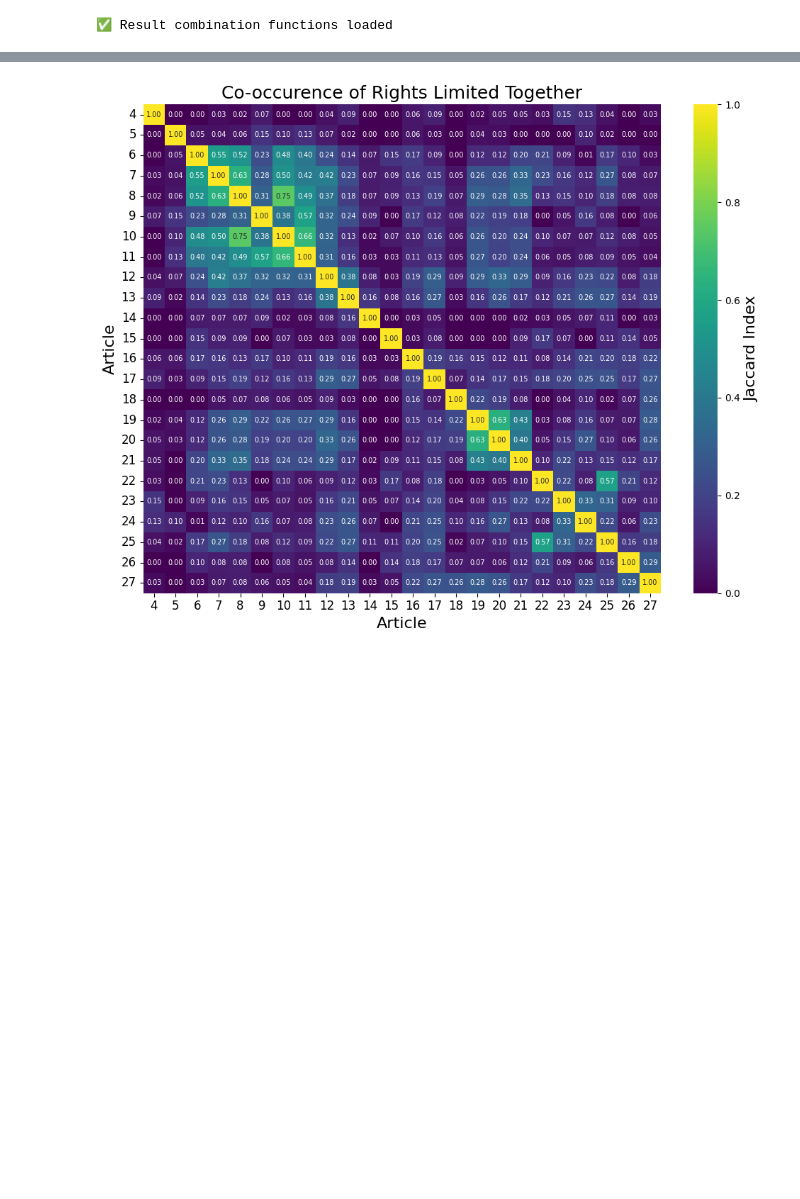
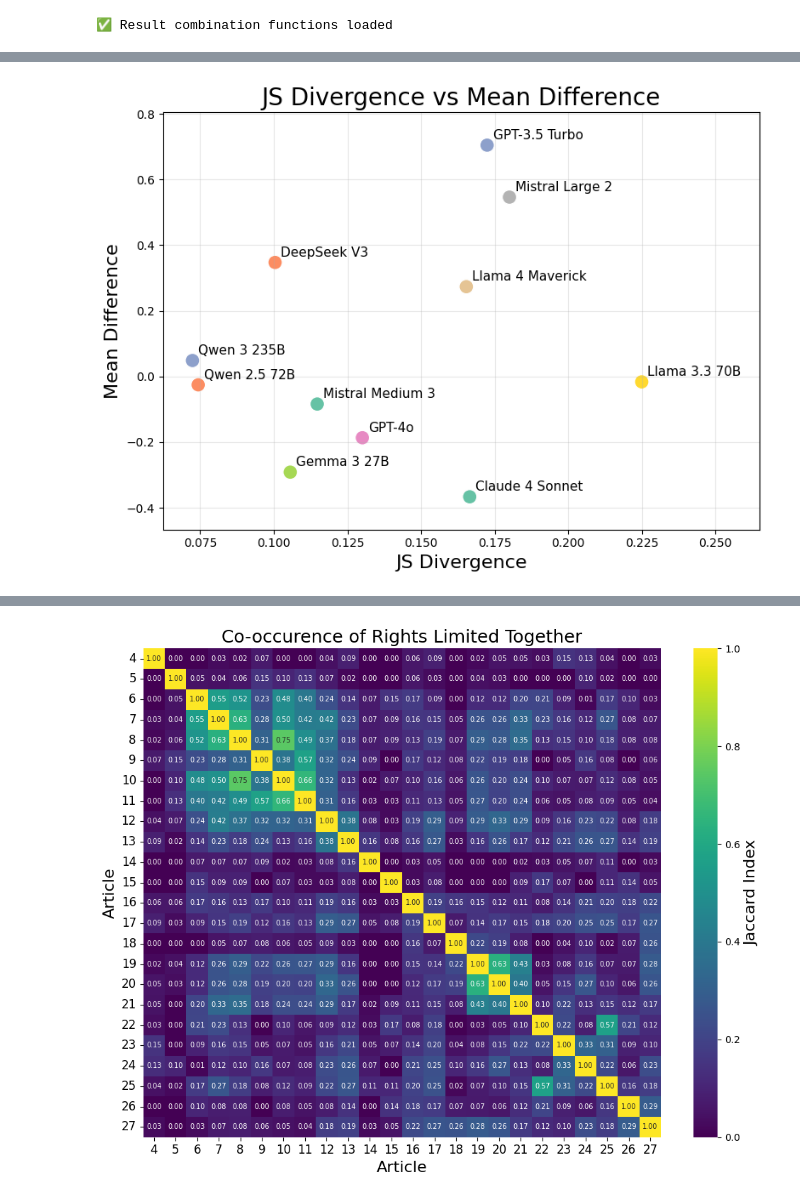
Before and after one commit to keenansamway/llm-human-rights, a Jupyter notebook: results_viz.ipynb, the cells around one changed output, grey strips where cells are left out. Saved outputs shown, nothing was run; the diff lists cells and outputs as text; code cells hidden in the pictures; blank space fills up the shorter version.

```diff
--- a/results_viz.ipynb
+++ b/results_viz.ipynb
@@ -942,0 +1394,67 @@ scenarios_df = pd.read_csv("data/scenarios/scenarios_single_right_multilingual.c
+# %%
+def create_endorsement_js_divergence_scatter(paragraph_results, model_lang_alignment, figsize=(8, 6), save_plots=False, alignment_metric='js_divergence'):
+    """
+    Create a seaborn scatterplot with JS divergence on the x axis and mean difference on the y axis.
+    Plot a single marker for each model, averaged over all languages.
+    """
+    # Calculate mean JS divergence and mean difference by model (averaged across languages)
+    model_averages = []
+
+    for model in model_lang_alignment['model'].unique():
+        model_data = model_lang_alignment[model_lang_alignment['model'] == model]
+
+        # Calculate averages across languages for this model
+        avg_js_divergence = model_data['js_divergence'].mean()
+        avg_mean_difference = model_data['mean_difference'].mean()
+
+        model_averages.append({
+            'model': model,
+            'avg_js_divergence': avg_js_divergence,
+            'avg_mean_difference': avg_mean_difference
+        })
+
+    model_avg_df = pd.DataFrame(model_averages)
+
+    # Create the scatterplot with different colors for each point
+    plt.figure(figsize=figsize)
+    sns.scatterplot(data=model_avg_df, x='avg_js_divergence', y='avg_mean_difference',
+                    hue='model', s=150, palette='Set2')
+
+    # Add model labels to each point
+    for _, row in model_avg_df.iterrows():
+        plt.annotate(row['model'],
+                    (row['avg_js_divergence'], row['avg_mean_difference']),
+                    xytext=(5, 5), textcoords='offset points', fontsize=11)
+
+    # set axis limits to min and max of the data plus padding
+    x_min, x_max = model_avg_df['avg_js_divergence'].min() - 0.01, model_avg_df['avg_js_divergence'].max() + 0.04
+    y_min, y_max = model_avg_df['avg_mean_difference'].min() - 0.1, model_avg_df['avg_mean_difference'].max() + 0.1
+    plt.xlim(x_min, x_max)
+    plt.ylim(y_min, y_max)
+
+    plt.xlabel('JS Divergence', fontsize=16)
+    plt.ylabel('Mean Difference', fontsize=16)
+    plt.title('JS Divergence vs Mean Difference', fontsize=20)
+    plt.grid(True, alpha=0.3)
+    # Remove the legend
+    plt.legend().set_visible(False)
+    plt.tight_layout()
+
+    if save_plots:
+        os.makedirs("data/figures", exist_ok=True)
+        plt.savefig("data/figures/js_divergence_mean_difference_scatter.pdf", format='pdf', bbox_inches='tight')
+        print("Saved JS divergence vs mean difference scatter to data/figures/js_divergence_mean_difference_scatter.pdf")
+
+    plt.show()
+
+    return model_avg_df
+
+# Create the scatter plot
+scatter_results = create_endorsement_js_divergence_scatter(
+    paragraph_results,
+    model_lang_alignment,
+    figsize=(8, 6),
+    # save_plots=True,
+)
+# %% [output]
+[figure, added]
```
Also changed, not shown: parts of 32 cells of this notebook, 5 other files.
